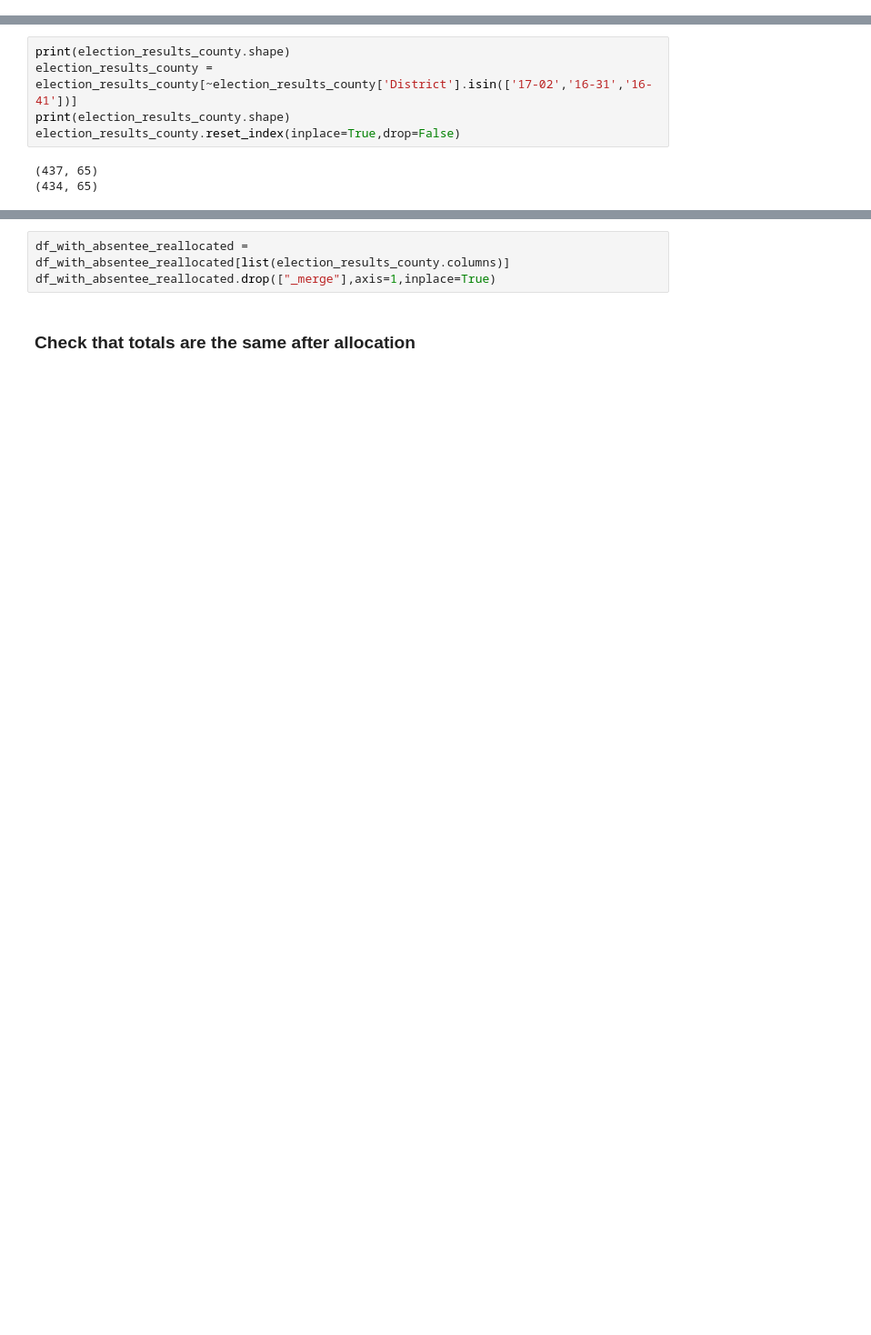
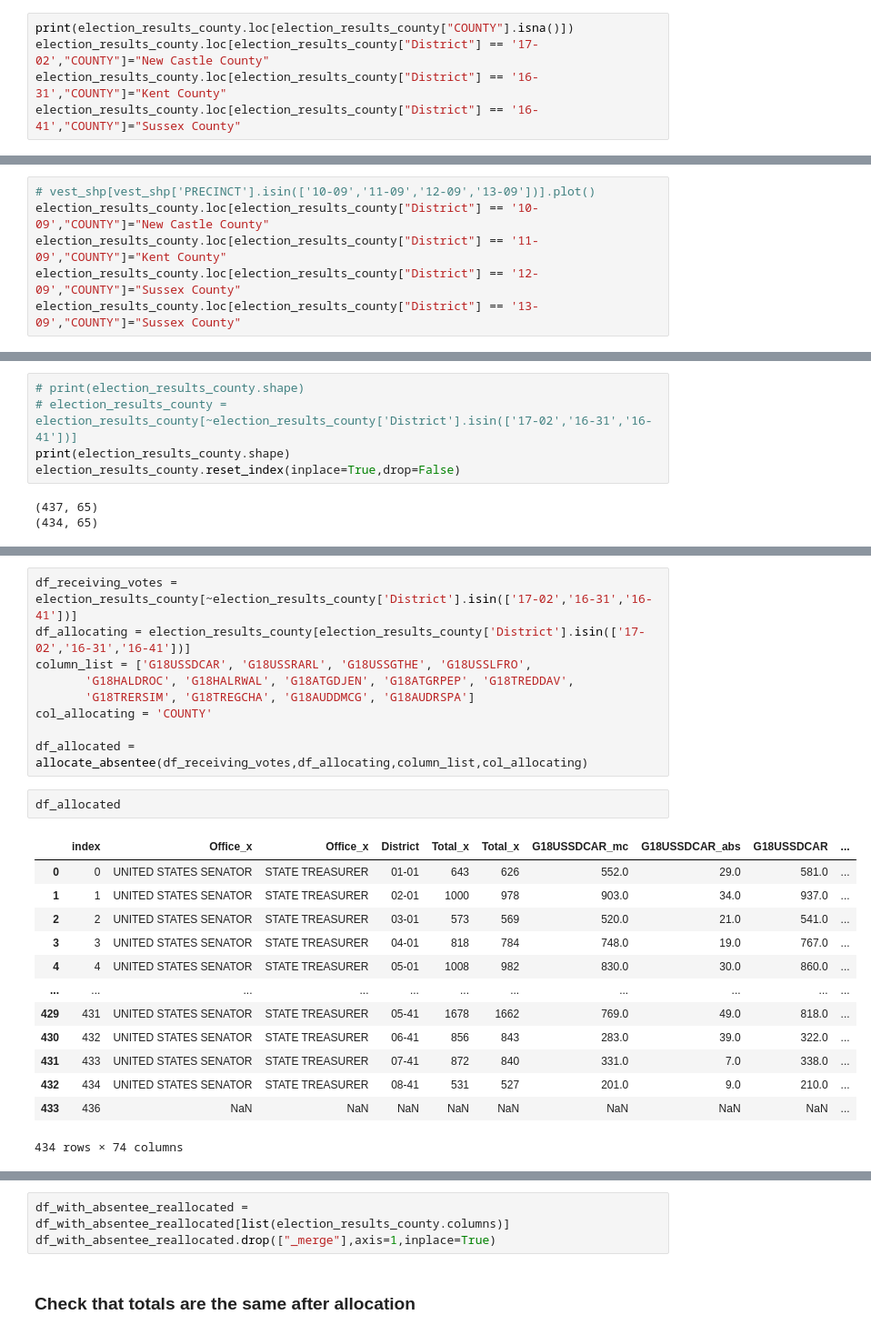
Before and after one commit to nonpartisan-redistricting-datahub/pdv-de, a Jupyter notebook: vest-de-2018/vest-de-2018-validation.ipynb, the cells around one changed output, grey strips where cells are left out. Shown at 91% size. Saved outputs shown, nothing was run; the diff lists cells and outputs as text; blank space fills up the shorter version.

Commit message:
vote allocation function

```diff
--- a/vest-de-2018/vest-de-2018-validation.ipynb
+++ b/vest-de-2018/vest-de-2018-validation.ipynb
@@ -275,3 +275,8 @@ election_results_county[election_results_county['_merge'] != 'both'][['District'
 | 436 | NaN | 13-02 |
 # %% [markdown]
 These precincts are not in the online shapefile linked by VEST, but they appear in the election results file.
+# %%
+print(election_results_county.loc[election_results_county["COUNTY"].isna()])
+election_results_county.loc[election_results_county["District"] == '17-02',"COUNTY"]="New Castle County"
+election_results_county.loc[election_results_county["District"] == '16-31',"COUNTY"]="Kent County"
+election_results_county.loc[election_results_county["District"] == '16-41',"COUNTY"]="Sussex County"
@@ -277,0 +321,6 @@ These precincts are not in the online shapefile linked by VEST, but they appear
+# %%
+# vest_shp[vest_shp['PRECINCT'].isin(['10-09','11-09','12-09','13-09'])].plot()
+election_results_county.loc[election_results_county["District"] == '10-09',"COUNTY"]="New Castle County"
+election_results_county.loc[election_results_county["District"] == '11-09',"COUNTY"]="Kent County"
+election_results_county.loc[election_results_county["District"] == '12-09',"COUNTY"]="Sussex County"
+election_results_county.loc[election_results_county["District"] == '13-09',"COUNTY"]="Sussex County"
@@ -320,6 +349,6 @@ display(election_results_county.loc[election_results_county["COUNTY"].isna()])
 # %%
-print(election_results_county.shape)
-election_results_county = election_results_county[~election_results_county['District'].isin(['17-02','16-31','16-41'])]
+# print(election_results_county.shape)
+# election_results_county = election_results_county[~election_results_county['District'].isin(['17-02','16-31','16-41'])]
 print(election_results_county.shape)
 election_results_county.reset_index(inplace=True,drop=False)
 # %% [output]
@@ -328,3 +465,28 @@ election_results_county.reset_index(inplace=True,drop=False)
+# %%
+df_receiving_votes = election_results_county[~election_results_county['District'].isin(['17-02','16-31','16-41'])]
+df_allocating = election_results_county[election_results_county['District'].isin(['17-02','16-31','16-41'])]
+column_list = ['G18USSDCAR', 'G18USSRARL', 'G18USSGTHE', 'G18USSLFRO',
+       'G18HALDROC', 'G18HALRWAL', 'G18ATGDJEN', 'G18ATGRPEP', 'G18TREDDAV',
+       'G18TRERSIM', 'G18TREGCHA', 'G18AUDDMCG', 'G18AUDRSPA']
+col_allocating = 'COUNTY'
+
+df_allocated = allocate_absentee(df_receiving_votes,df_allocating,column_list,col_allocating)
+# %%
+df_allocated
+# %% [output]
+|  | index | Office_x | Office_x | District | Total_x | Total_x | G18USSDCAR_mc | G18USSDCAR_abs | G18USSDCAR | ... |
+| 0 | 0 | UNITED STATES SENATOR | STATE TREASURER | 01-01 | 643 | 626 | 552.0 | 29.0 | 581.0 | ... |
+| 1 | 1 | UNITED STATES SENATOR | STATE TREASURER | 02-01 | 1000 | 978 | 903.0 | 34.0 | 937.0 | ... |
+| 2 | 2 | UNITED STATES SENATOR | STATE TREASURER | 03-01 | 573 | 569 | 520.0 | 21.0 | 541.0 | ... |
+| 3 | 3 | UNITED STATES SENATOR | STATE TREASURER | 04-01 | 818 | 784 | 748.0 | 19.0 | 767.0 | ... |
+| 4 | 4 | UNITED STATES SENATOR | STATE TREASURER | 05-01 | 1008 | 982 | 830.0 | 30.0 | 860.0 | ... |
+| ... | ... | ... | ... | ... | ... | ... | ... | ... | ... | ... |
+| 429 | 431 | UNITED STATES SENATOR | STATE TREASURER | 05-41 | 1678 | 1662 | 769.0 | 49.0 | 818.0 | ... |
+| 430 | 432 | UNITED STATES SENATOR | STATE TREASURER | 06-41 | 856 | 843 | 283.0 | 39.0 | 322.0 | ... |
+| 431 | 433 | UNITED STATES SENATOR | STATE TREASURER | 07-41 | 872 | 840 | 331.0 | 7.0 | 338.0 | ... |
+| 432 | 434 | UNITED STATES SENATOR | STATE TREASURER | 08-41 | 531 | 527 | 201.0 | 9.0 | 210.0 | ... |
+| 433 | 436 | NaN | NaN | NaN | NaN | NaN | NaN | NaN | NaN | ... |
+434 rows × 74 columns
 # %%
 column_list = ['G18USSDCAR', 'G18USSRARL', 'G18USSGTHE', 'G18USSLFRO',
        'G18HALDROC', 'G18HALRWAL', 'G18ATGDJEN', 'G18ATGRPEP', 'G18TREDDAV',
```
Also changed, not shown: parts of 11 cells of this notebook.
